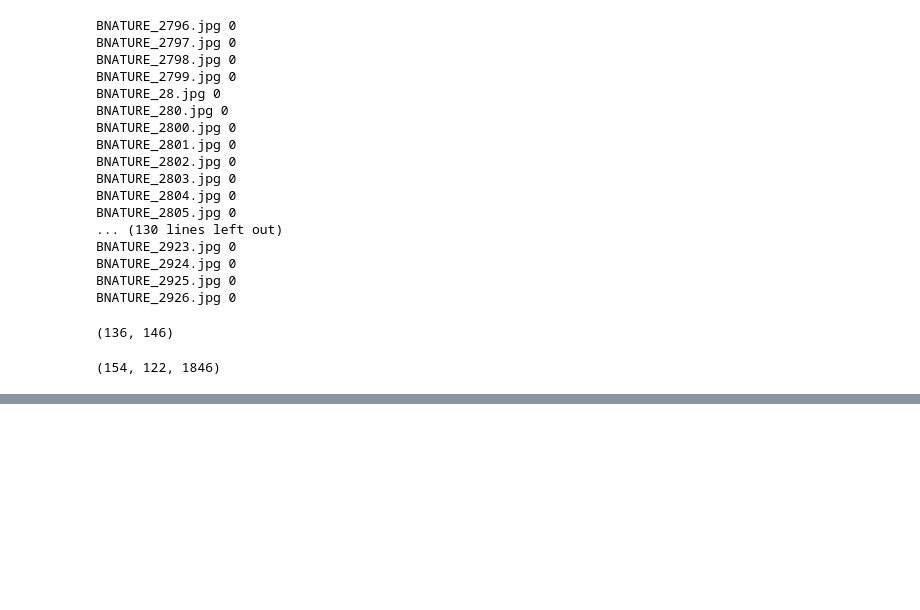
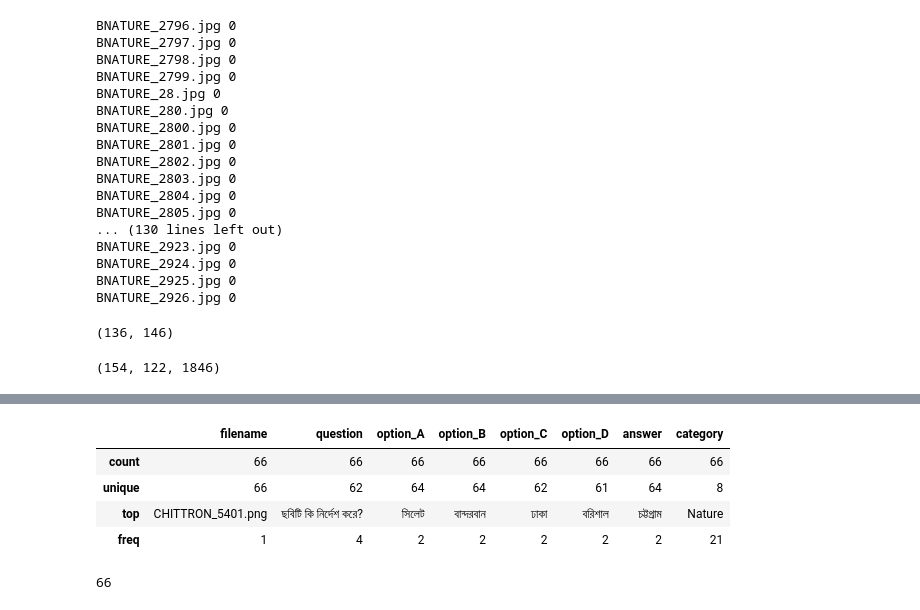
Before and after one commit to souroveskb/vqa-2, a Jupyter notebook: annotation/verify.ipynb, the cells around one changed output, grey strips where cells are left out. Drawn from its saved outputs; the diff is of its cells as text; code cells hidden in the pictures; blank space fills up the shorter version.

```diff
--- a/annotation/verify.ipynb
+++ b/annotation/verify.ipynb
@@ -158,0 +220,6 @@ done, sum, undo
+# %%
+import pandas as pd
+sheet_path = "relevants/p_1/annotator_1_xtra.xlsx - Sheet1.csv"
+
+df = pd.read_csv(sheet_path)
+df.head(3)
@@ -158,0 +243,8 @@ done, sum, undo
+# %%
+df.describe()
+# %% [output]
+|  | filename | question | option_A | option_B | option_C | option_D | answer | category |
+| count | 66 | 66 | 66 | 66 | 66 | 66 | 66 | 66 |
+| unique | 66 | 62 | 64 | 64 | 62 | 61 | 64 | 8 |
+| top | CHITTRON_5401.png | ছবিটি কি নির্দেশ করে? | সিলেট | বান্দরবান | ঢাকা | বরিশাল | চট্টগ্রাম | Nature |
+| freq | 1 | 4 | 2 | 2 | 2 | 2 | 2 | 21 |
@@ -158,0 +275,4 @@ done, sum, undo
+# %%
+len(transformed_data)
+# %% [output]
+66
```
Also changed, not shown: parts of 50 cells of this notebook, 59 other files.
